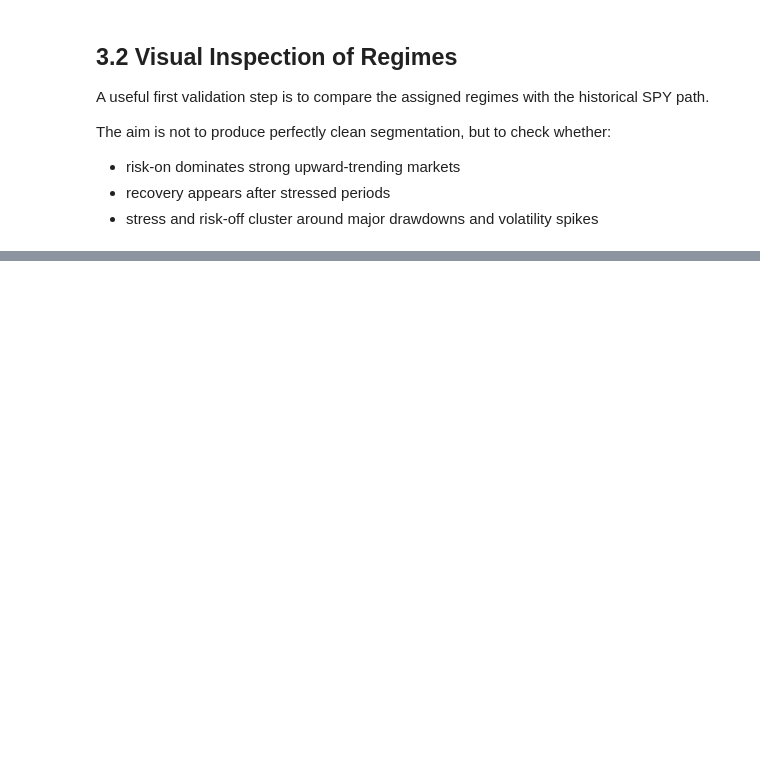
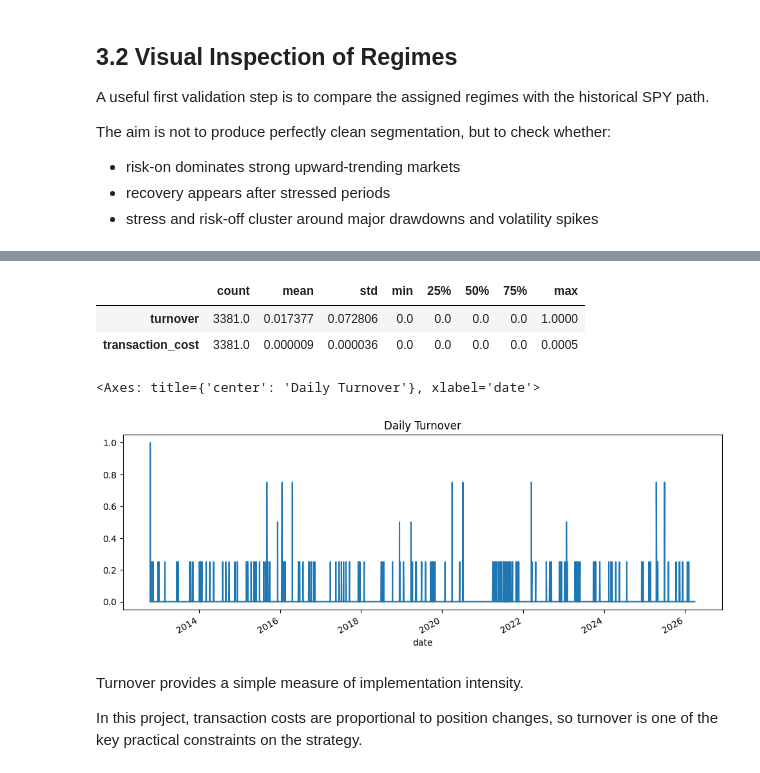
Before and after one commit to AMUKA0/market-research-trading-signals, a Jupyter notebook: notebooks/01_regime_research.ipynb, the cells around one changed output, grey strips where cells are left out. Drawn from its saved outputs; the diff is of its cells as text; code cells hidden in the pictures; blank space fills up the shorter version.

```diff
--- a/notebooks/01_regime_research.ipynb
+++ b/notebooks/01_regime_research.ipynb
@@ -422,0 +793,19 @@ plt.show()
+# %%
+backtest_df[["turnover", "transaction_cost"]].describe().T
+# %% [output]
+|  | count | mean | std | min | 25% | 50% | 75% | max |
+| turnover | 3381.0 | 0.017377 | 0.072806 | 0.0 | 0.0 | 0.0 | 0.0 | 1.0000 |
+| transaction_cost | 3381.0 | 0.000009 | 0.000036 | 0.0 | 0.0 | 0.0 | 0.0 | 0.0005 |
+# %%
+backtest_df["turnover"].plot(
+    figsize=(12, 4),
+    title="Daily Turnover",
+)
+# %% [output]
+<Axes: title={'center': 'Daily Turnover'}, xlabel='date'>
+[figure, added]
+# %% [markdown]
+Turnover provides a simple measure of implementation intensity.
+
+In this project, transaction costs are proportional to position changes, so turnover
+is one of the key practical constraints on the strategy.
```
Also changed, not shown: parts of 60 cells of this notebook, 1 other file.
